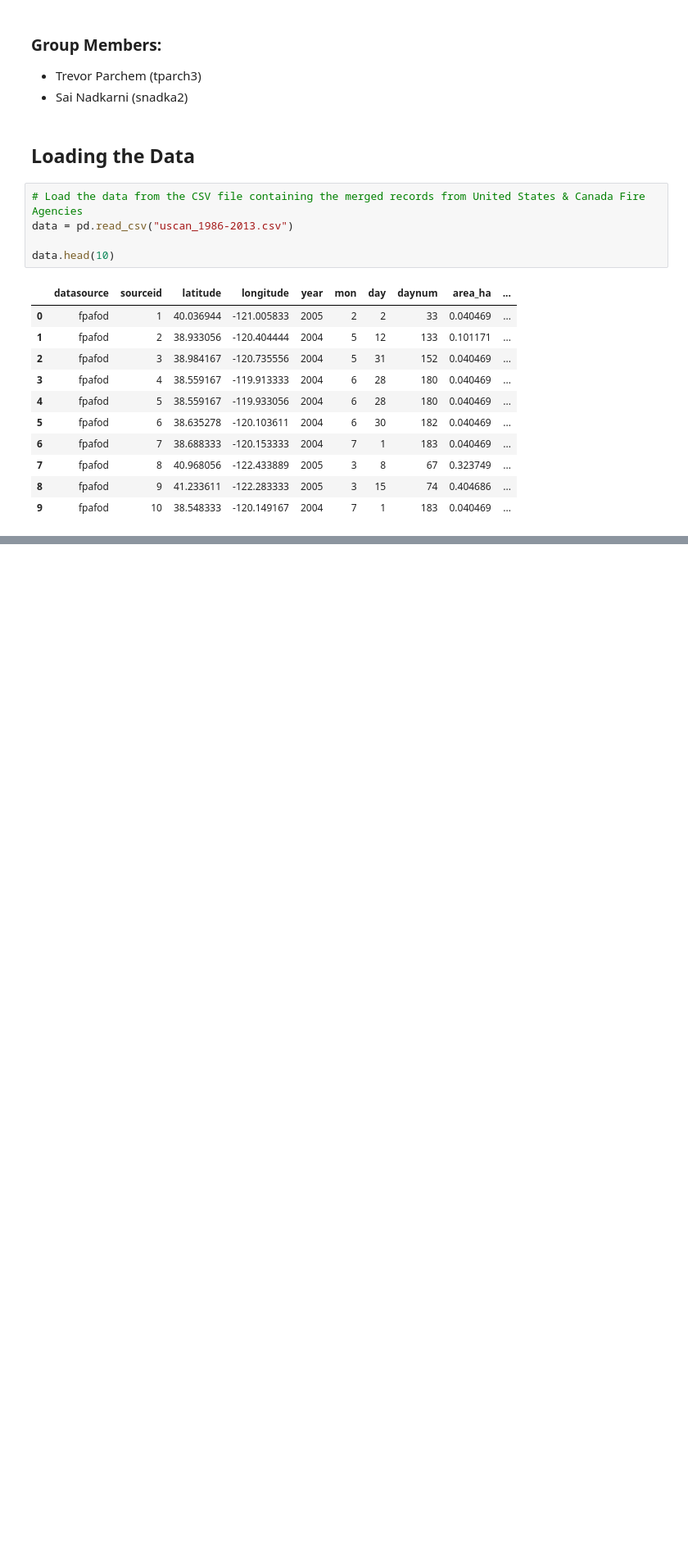
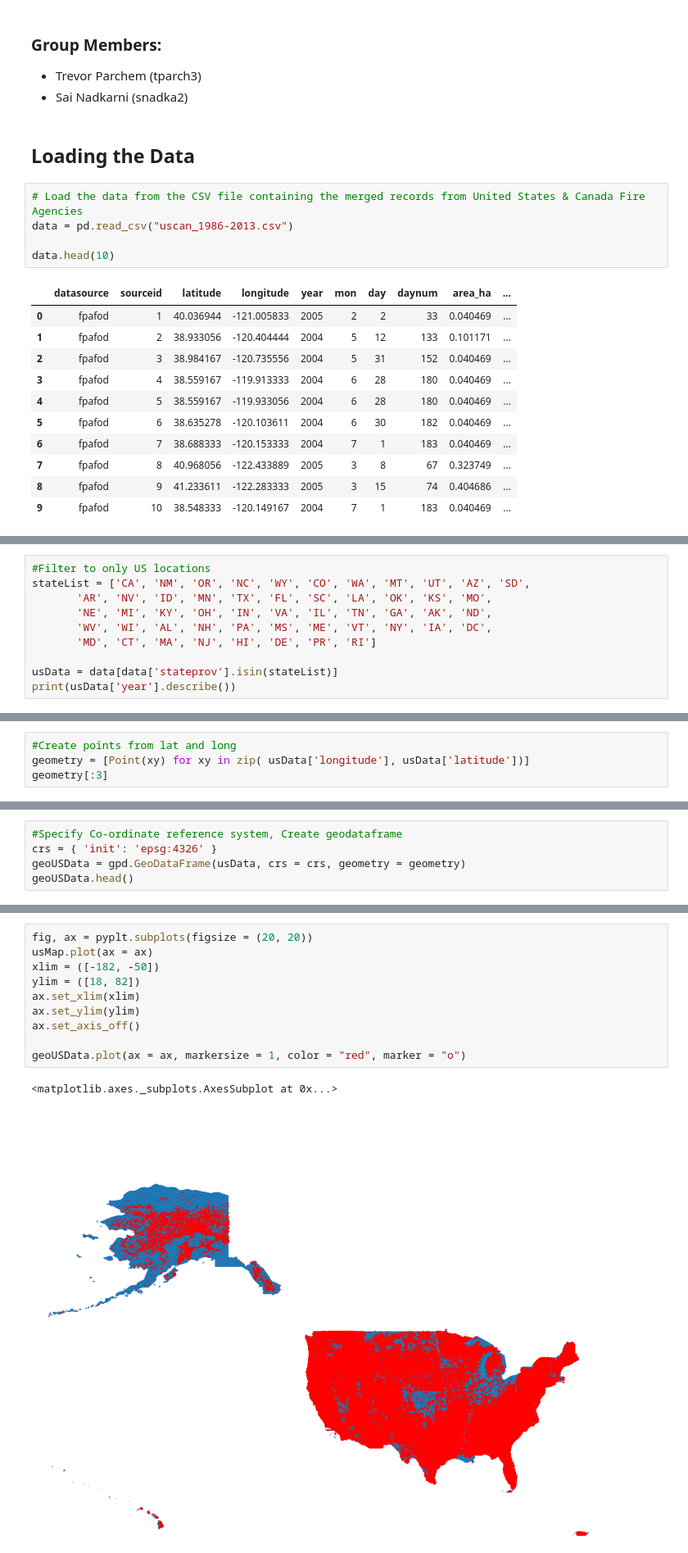
Before and after one commit to tcparchem/CS-418-Semester-Project, a Jupyter notebook: Analysis of Fire Start Data.ipynb, the cells around one changed output, grey strips where cells are left out. Shown: that part at 82% size. Saved outputs shown, nothing was run; the diff lists cells and outputs as text; blank space fills up the shorter version.

```diff
--- a/Analysis of Fire Start Data.ipynb
+++ b/Analysis of Fire Start Data.ipynb
@@ -33,0 +43,10 @@ data.head(10)
+# %%
+#Filter to only US locations
+stateList = ['CA', 'NM', 'OR', 'NC', 'WY', 'CO', 'WA', 'MT', 'UT', 'AZ', 'SD',
+       'AR', 'NV', 'ID', 'MN', 'TX', 'FL', 'SC', 'LA', 'OK', 'KS', 'MO',
+       'NE', 'MI', 'KY', 'OH', 'IN', 'VA', 'IL', 'TN', 'GA', 'AK', 'ND',
+       'WV', 'WI', 'AL', 'NH', 'PA', 'MS', 'ME', 'VT', 'NY', 'IA', 'DC',
+       'MD', 'CT', 'MA', 'NJ', 'HI', 'DE', 'PR', 'RI']
+
+usData = data[data['stateprov'].isin(stateList)]
+print(usData['year'].describe())
@@ -33,0 +77,4 @@ data.head(10)
+# %%
+#Create points from lat and long
+geometry = [Point(xy) for xy in zip( usData['longitude'], usData['latitude'])]
+geometry[:3]
@@ -33,0 +85,5 @@ data.head(10)
+# %%
+#Specify Co-ordinate reference system, Create geodataframe
+crs = { 'init': 'epsg:4326' }
+geoUSData = gpd.GeoDataFrame(usData, crs = crs, geometry = geometry)
+geoUSData.head()
@@ -33,0 +108,13 @@ data.head(10)
+# %%
+fig, ax = pyplt.subplots(figsize = (20, 20))
+usMap.plot(ax = ax)
+xlim = ([-182, -50])
+ylim = ([18, 82])
+ax.set_xlim(xlim)
+ax.set_ylim(ylim)
+ax.set_axis_off()
+
+geoUSData.plot(ax = ax, markersize = 1, color = "red", marker = "o")
+# %% [output]
+<matplotlib.axes._subplots.AxesSubplot at 0x...>
+[figure, added]
```
Also changed, not shown: parts of 7 cells of this notebook.
